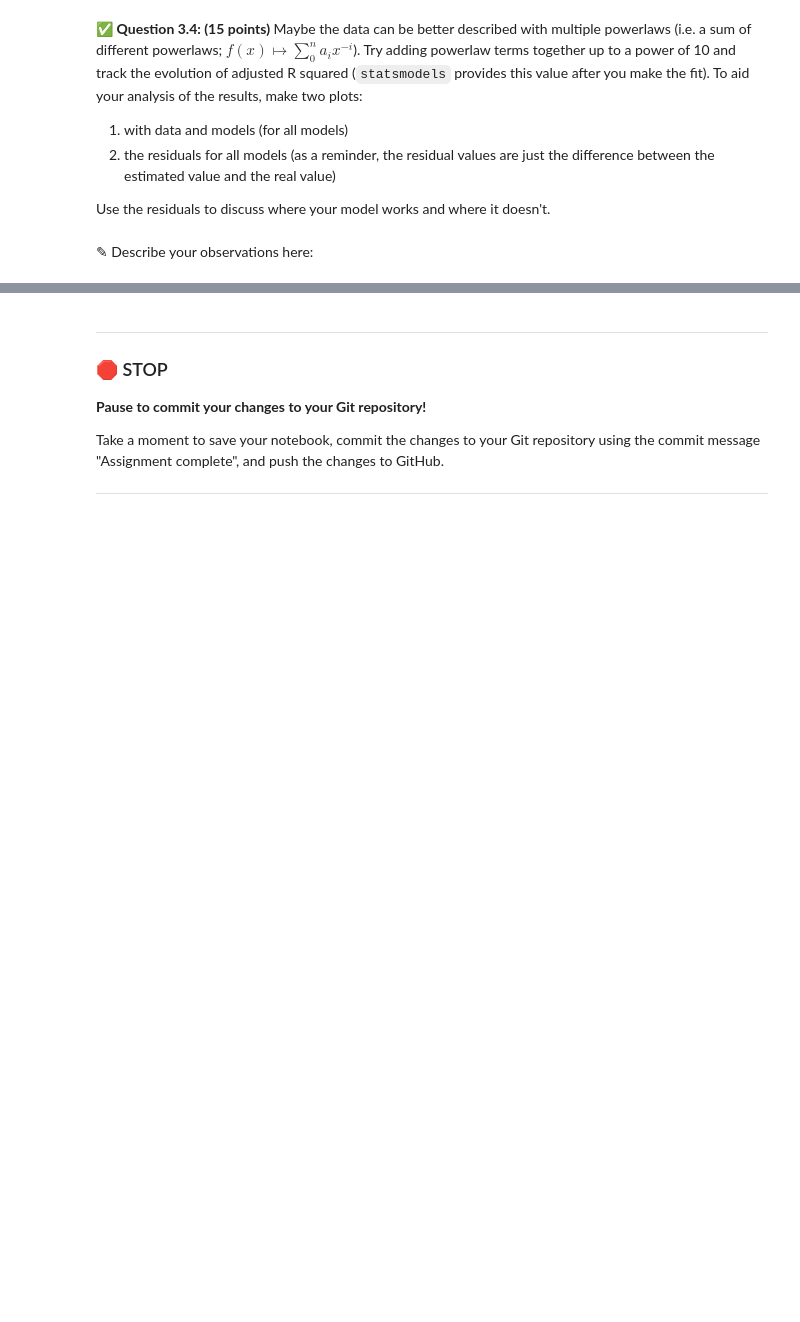
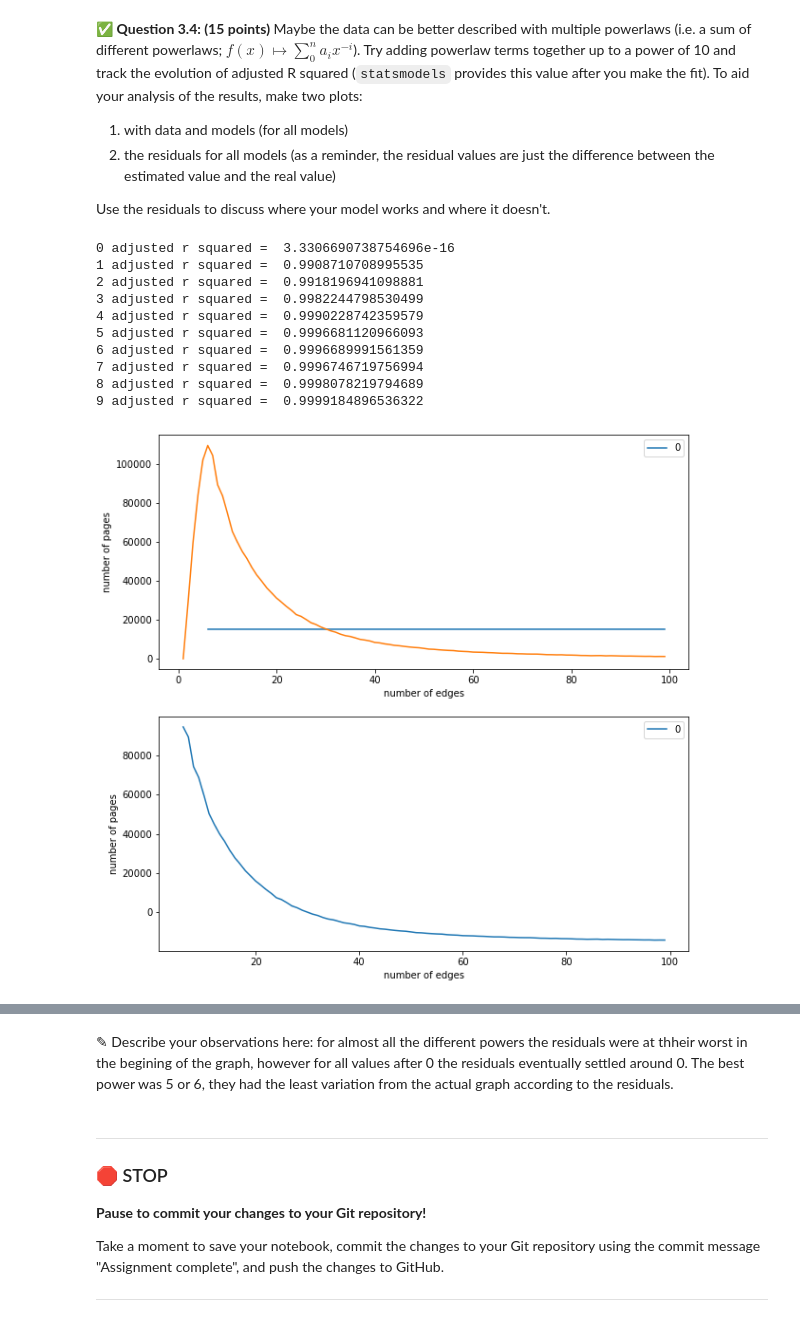
Before and after one commit to ahmedtawakol/cmse202-s21-turnin, a Jupyter notebook: hw-04/HW-04_graph_regression-STUDENT.ipynb, the cells around one changed output, grey strips where cells are left out. Drawn from its saved outputs; the diff is of its cells as text; code cells hidden in the pictures; blank space fills up the shorter version.

```diff
--- a/hw-04/HW-04_graph_regression-STUDENT.ipynb
+++ b/hw-04/HW-04_graph_regression-STUDENT.ipynb
@@ -341,2 +417,34 @@ Use the residuals to discuss where your model works and where it doesn't.
-# %% [markdown]
-<font size=+3>&#9998;</font> Describe your observations here:
+# %%
+df = pd.DataFrame()
+xx = wi.iloc[:,0]
+for i in range(0,10):
+    df[i] = 1/xx**i
+    model = sm.OLS(wi.iloc[:,1], df)
+    results = model.fit()
+    #print(results.summary())
+    #plt.figure(figsize =(10,10))
+    plt.figure(figsize =(10,10))
+    plt.subplot(2,1,1)
+    plt.plot(xx,results.fittedvalues, label = i)
+    plt.plot(wiki.iloc[:,0],wiki.iloc[:,1])
+    plt.xlabel("number of edges")
+    plt.ylabel("number of pages")
+    plt.legend()
+    plt.subplot(2,1,2)
+    plt.plot(xx,wi.iloc[:,1] - results.fittedvalues, label = i)
+    plt.xlabel("number of edges")
+    plt.ylabel("number of pages")
+    plt.legend()
+    print(i, "adjusted r squared = ", results.rsquared_adj)
+# %% [output]
+0 adjusted r squared =  3.3306690738754696e-16
+1 adjusted r squared =  0.9908710708995535
+2 adjusted r squared =  0.9918196941098881
+3 adjusted r squared =  0.9982244798530499
+4 adjusted r squared =  0.9990228742359579
+5 adjusted r squared =  0.9996681120966093
+6 adjusted r squared =  0.9996689991561359
+7 adjusted r squared =  0.9996746719756994
+8 adjusted r squared =  0.9998078219794689
+9 adjusted r squared =  0.9999184896536322
+[figure, added]
@@ -343,3 +460,5 @@ Use the residuals to discuss where your model works and where it doesn't.
+# %% [markdown]
+<font size=+3>&#9998;</font> Describe your observations here: for almost all the different powers the residuals were at thheir worst in the begining of the graph, however for all values after 0 the residuals eventually settled around 0. The best power was 5 or 6, they had the least variation from the actual graph according to the residuals.
 # %% [markdown]
 ---
 ### &#128721; STOP
```
Also changed, not shown: parts of 13 cells of this notebook.
